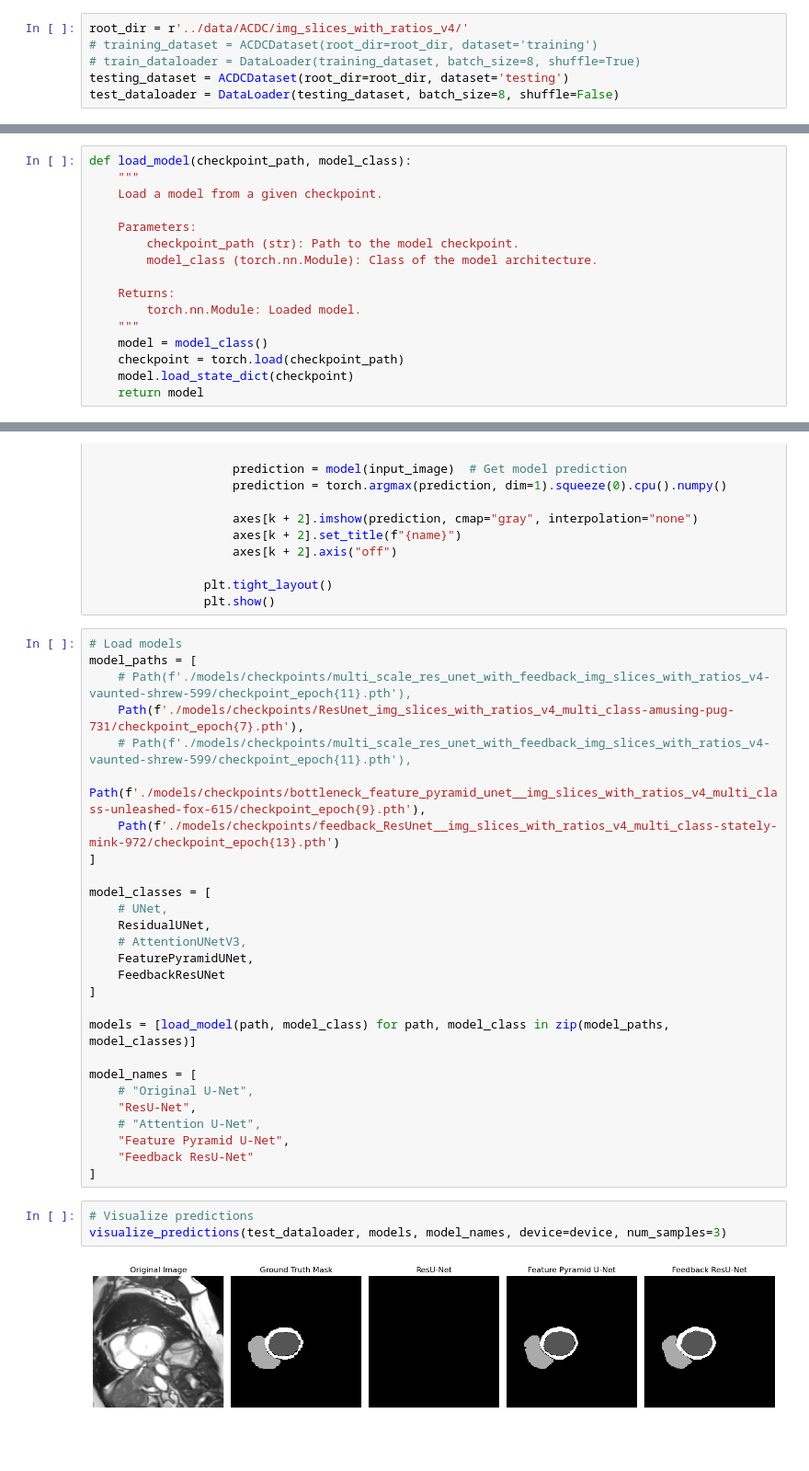
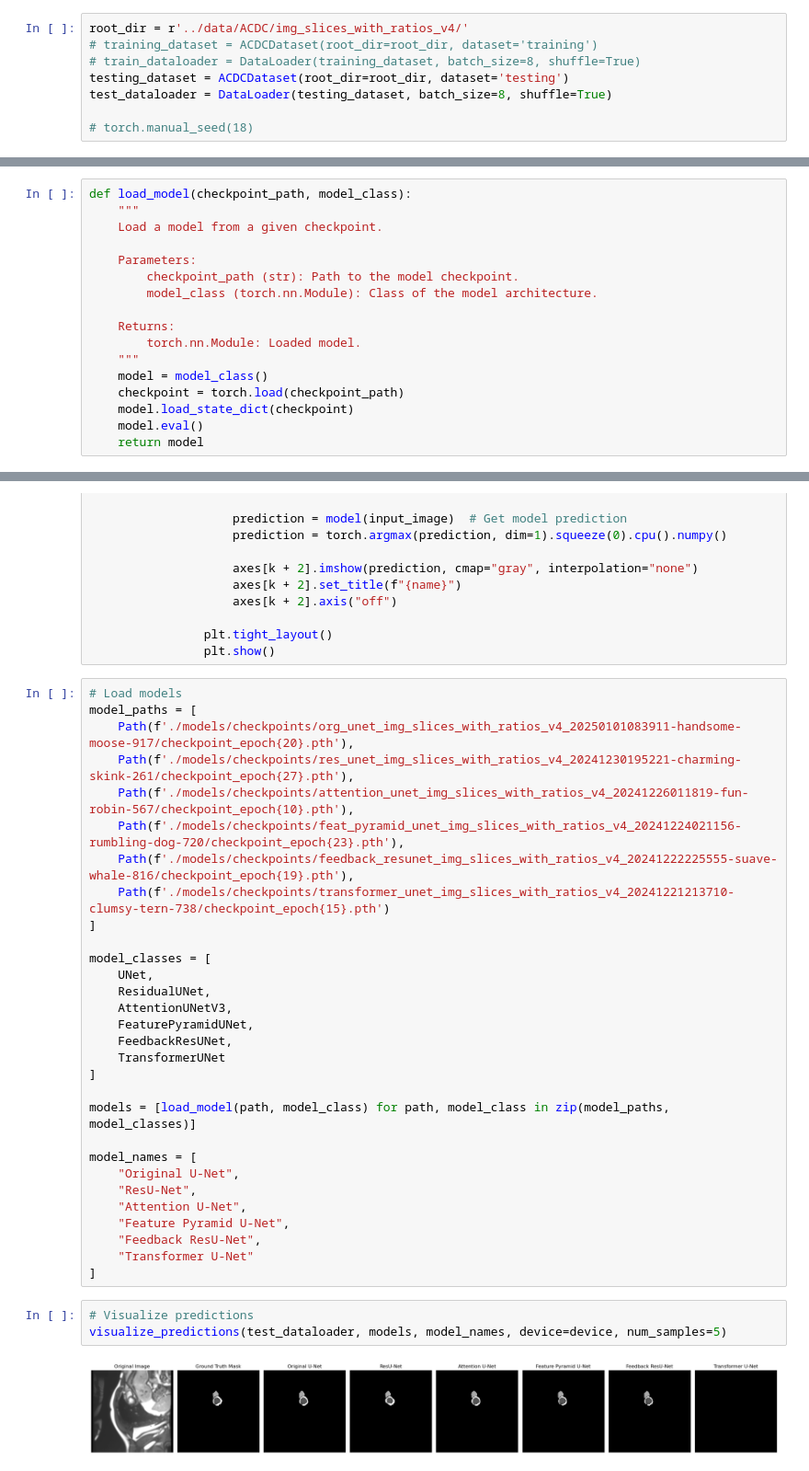
Before and after one commit to Chinthalanka/cardiac-mri-segmentation, a Jupyter notebook: experiments/model_inference.ipynb, the cells around one changed output, grey strips where cells are left out. Shown at 92% size. Saved outputs shown, nothing was run; the diff lists cells and outputs as text; blank space fills up the shorter version.

```diff
--- a/experiments/model_inference.ipynb
+++ b/experiments/model_inference.ipynb
@@ -33,7 +36,9 @@ root_dir = r'../data/ACDC/img_slices_with_ratios_v4/'
 # training_dataset = ACDCDataset(root_dir=root_dir, dataset='training')
 # train_dataloader = DataLoader(training_dataset, batch_size=8, shuffle=True)
 testing_dataset = ACDCDataset(root_dir=root_dir, dataset='testing')
-test_dataloader = DataLoader(testing_dataset, batch_size=8, shuffle=False)
+test_dataloader = DataLoader(testing_dataset, batch_size=8, shuffle=True)
+
+# torch.manual_seed(18)
 # %% [output]
 Loaded 2000 testing images
 # %% [markdown]
@@ -53,6 +58,7 @@ def load_model(checkpoint_path, model_class):
     model = model_class()
     checkpoint = torch.load(checkpoint_path)
     model.load_state_dict(checkpoint)
+    model.eval()
     return model
 # %%
 def visualize_predictions(dataloader, models, model_names, device, num_samples=5, classes=None):
@@ -122,32 +128,35 @@ def visualize_predictions(dataloader, models, model_names, device, num_samples=5
 # %%
 # Load models
 model_paths = [
-    # Path(f'./models/checkpoints/multi_scale_res_unet_with_feedback_img_slices_with_ratios_v4-vaunted-shrew-599/checkpoint_epoch{11}.pth'),
-    Path(f'./models/checkpoints/ResUnet_img_slices_with_ratios_v4_multi_class-amusing-pug-731/checkpoint_epoch{7}.pth'),
-    # Path(f'./models/checkpoints/multi_scale_res_unet_with_feedback_img_slices_with_ratios_v4-vaunted-shrew-599/checkpoint_epoch{11}.pth'),
-    Path(f'./models/checkpoints/bottleneck_feature_pyramid_unet__img_slices_with_ratios_v4_multi_class-unleashed-fox-615/checkpoint_epoch{9}.pth'),
-    Path(f'./models/checkpoints/feedback_ResUnet__img_slices_with_ratios_v4_multi_class-stately-mink-972/checkpoint_epoch{13}.pth')
+    Path(f'./models/checkpoints/org_unet_img_slices_with_ratios_v4_20250101083911-handsome-moose-917/checkpoint_epoch{20}.pth'),
+    Path(f'./models/checkpoints/res_unet_img_slices_with_ratios_v4_20241230195221-charming-skink-261/checkpoint_epoch{27}.pth'),
+    Path(f'./models/checkpoints/attention_unet_img_slices_with_ratios_v4_20241226011819-fun-robin-567/checkpoint_epoch{10}.pth'),
+    Path(f'./models/checkpoints/feat_pyramid_unet_img_slices_with_ratios_v4_20241224021156-rumbling-dog-720/checkpoint_epoch{23}.pth'),
+    Path(f'./models/checkpoints/feedback_resunet_img_slices_with_ratios_v4_20241222225555-suave-whale-816/checkpoint_epoch{19}.pth'),
+    Path(f'./models/checkpoints/transformer_unet_img_slices_with_ratios_v4_20241221213710-clumsy-tern-738/checkpoint_epoch{15}.pth')
 ]
 
 model_classes = [
-    # UNet,
+    UNet,
     ResidualUNet,
-    # AttentionUNetV3,
+    AttentionUNetV3,
     FeaturePyramidUNet,
-    FeedbackResUNet
+    FeedbackResUNet,
+    TransformerUNet
 ]
 
 models = [load_model(path, model_class) for path, model_class in zip(model_paths, model_classes)]
 
 model_names = [
-    # "Original U-Net",
+    "Original U-Net",
     "ResU-Net",
-    # "Attention U-Net",
+    "Attention U-Net",
     "Feature Pyramid U-Net",
-    "Feedback ResU-Net"
+    "Feedback ResU-Net",
+    "Transformer U-Net"
 ]
 # %%
 # Visualize predictions
-visualize_predictions(test_dataloader, models, model_names, device=device, num_samples=3)
+visualize_predictions(test_dataloader, models, model_names, device=device, num_samples=5)
 # %% [output]
-[figure, old version]
+[figure, new version]
```
Also changed, not shown: parts of 2 cells of this notebook, 1 other file.
